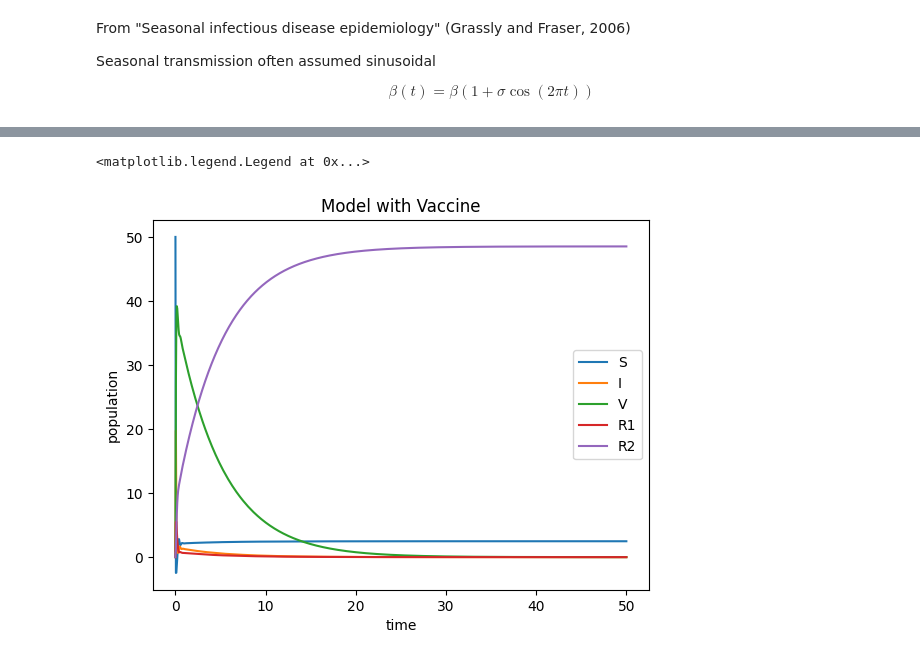
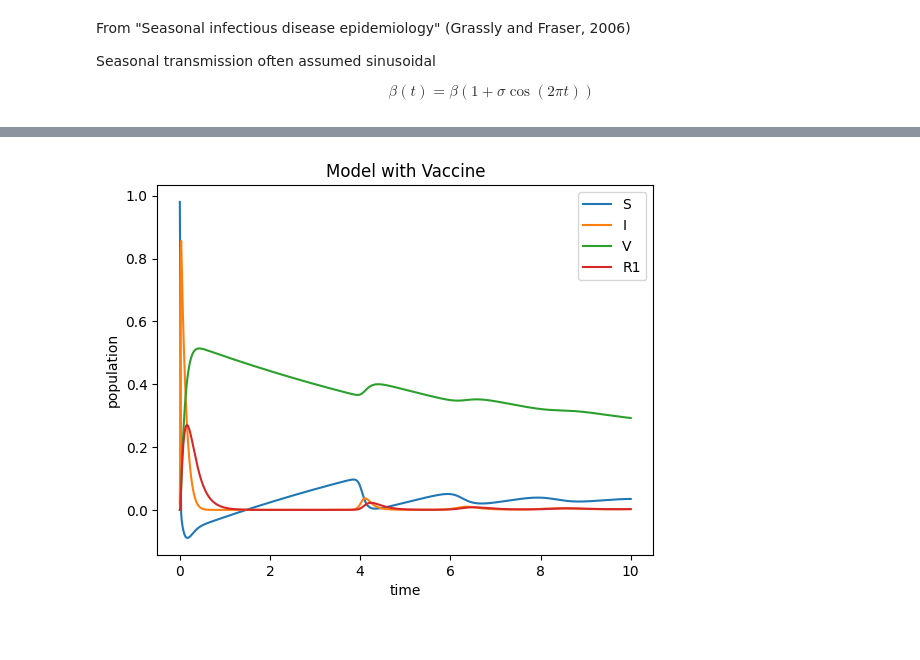
Before and after one commit to ACME-Vol4-Project1/save-axolotls, a Jupyter notebook: model.ipynb, the cells around one changed output, grey strips where cells are left out. Drawn from its saved outputs; the diff is of its cells as text; code cells hidden in the pictures.

```diff
--- a/model.ipynb
+++ b/model.ipynb
@@ -95,7 +95,7 @@ plt.legend()
 
 We will let $\zeta$ from before now represent the vaccination rate. This models if a proportion of infected frogs is pulled out every time step and is cured and administered the vaccine.
 # %%
-def model_with_vaccine(t, y, params=[10, 5, 1, 20, 5, 10]):
+def model_with_vaccine(t, y, params=[.6e1, .2e1, .01e1, .5e1, .5e1, .5e1]):
     S, I, V, R1, R2 = y
     alpha, gamma, eta, zeta, beta, delta = params
 
@@ -112,18 +112,18 @@ def model_with_vaccine(t, y, params=[10, 5, 1, 20, 5, 10]):
     ]
     return dy
 # %%
-sol = solve_ivp(model_with_vaccine, t_span=[0, 50], y0=[50, 1, 0, 0, 0], t_eval=np.linspace(0, 50, 1000))
-t_vals = np.linspace(0, 50, 1000)
-plt.plot(sol.t, sol.y[0], label='S')
-plt.plot(sol.t, sol.y[1], label="I")
-plt.plot(sol.t, sol.y[2], label="V")
-plt.plot(sol.t, sol.y[3], label="R1")
-plt.plot(sol.t, sol.y[4], label="R2")
+sol = solve_ivp(model_with_vaccine, t_span=[0, 10], y0=[50, 1, 0, 0, 0], t_eval=np.linspace(0, 10, 1000))
+t_vals = np.linspace(0, 10, 1000)
+plt.plot(sol.t, sol.y[0] / 51, label='S')
+plt.plot(sol.t, sol.y[1] / 51, label="I")
+plt.plot(sol.t, sol.y[2] / 51, label="V")
+plt.plot(sol.t, sol.y[3] / 51, label="R1")
+# plt.plot(sol.t, sol.y[4], label="R2")
 plt.title("Model with Vaccine")
 plt.xlabel("time")
 plt.ylabel("population")
 # plt.ylim(0, 100)
 plt.legend()
+plt.savefig("ModelWithVaccine.png")
 # %% [output]
-<matplotlib.legend.Legend at 0x...>
-[figure, old version]
+[figure, new version]
```
Also changed, not shown: parts of 4 cells of this notebook, 4 other files.
